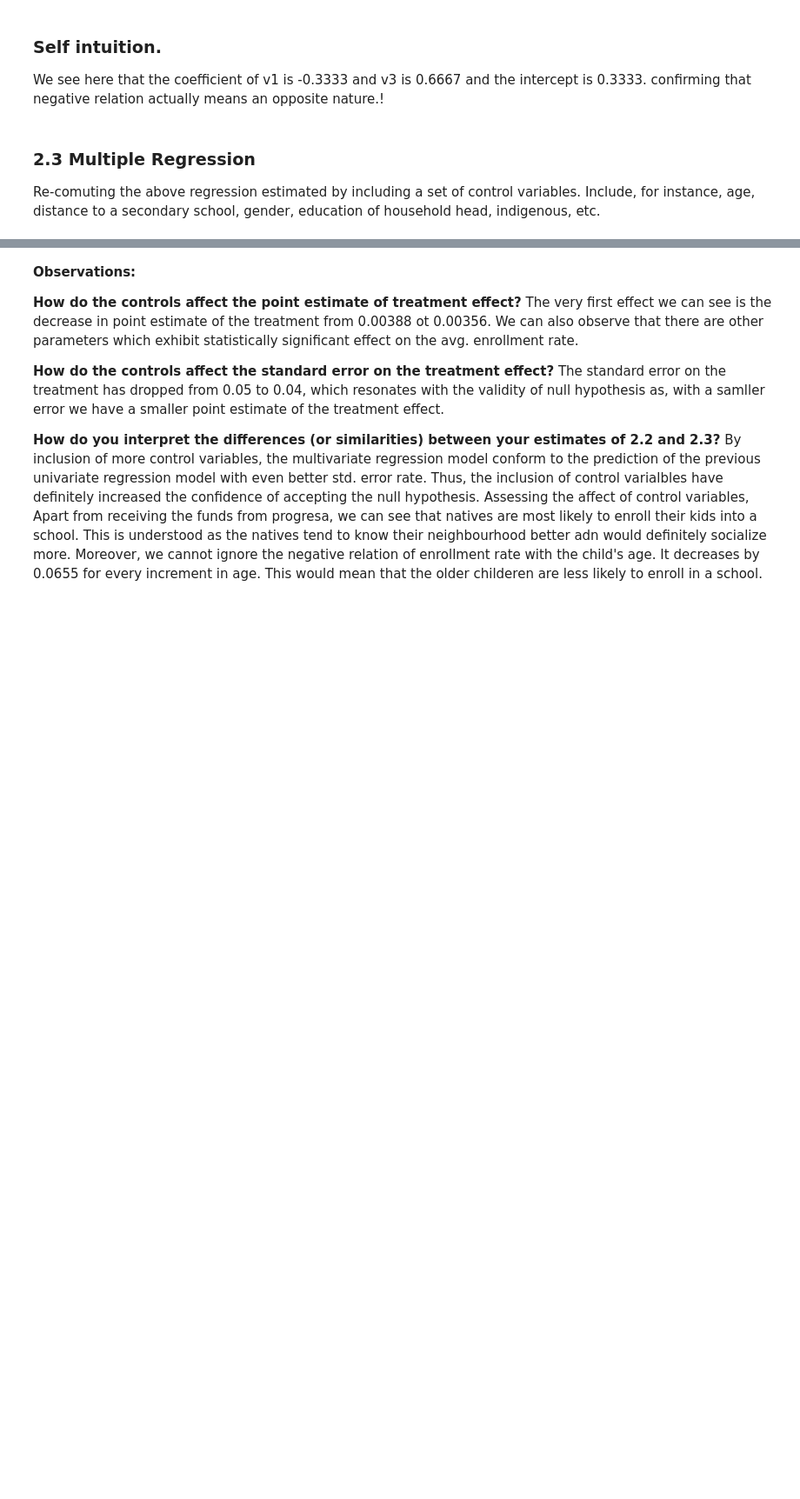
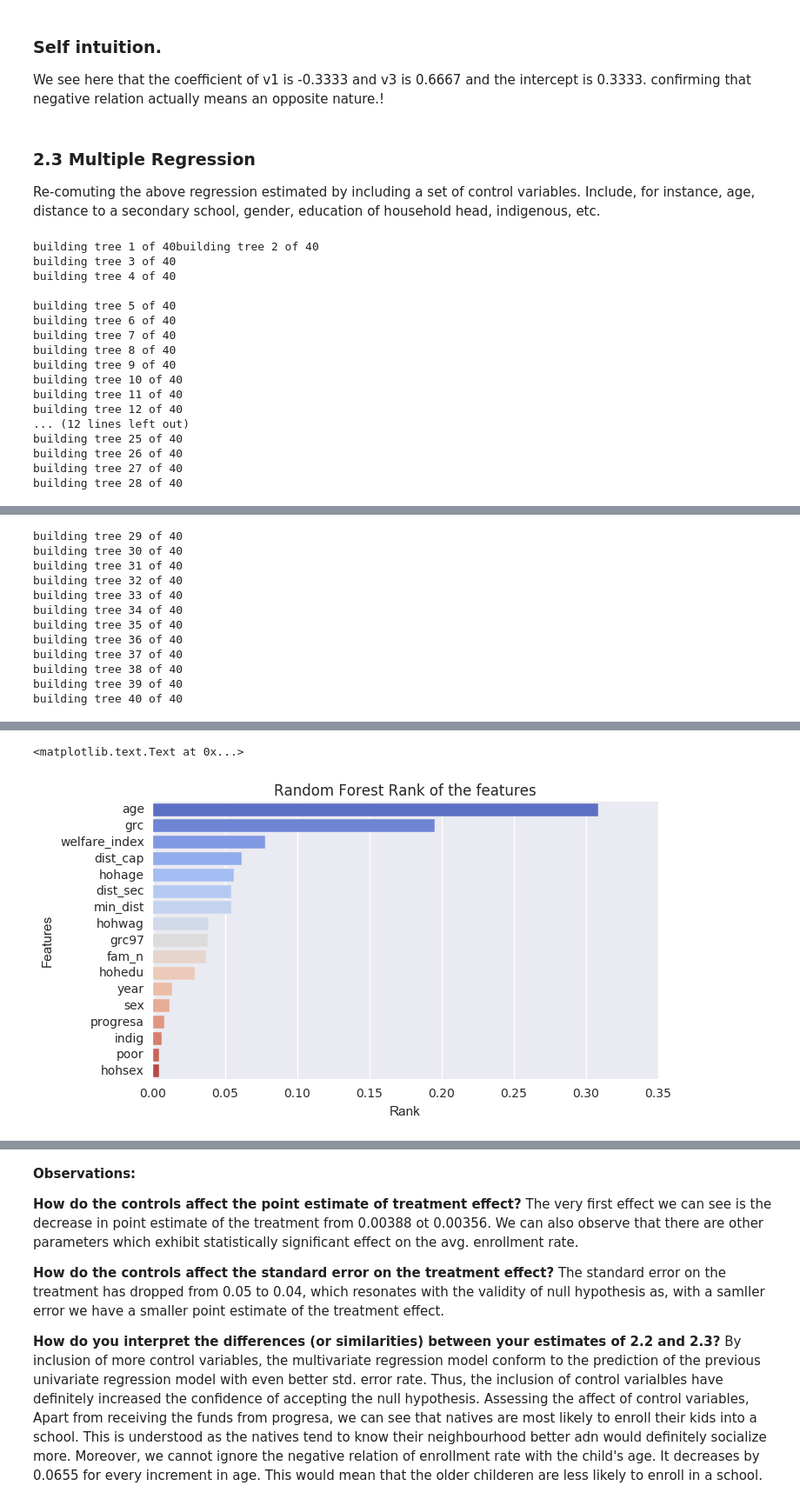
Before and after one commit to yasht7/Progresa-Data-Analysis, a Jupyter notebook: YASHASWI_TAMTA - Progresa Exploration.ipynb, the cells around one changed output, grey strips where cells are left out. Shown at 87% size. Cells and saved outputs as stored; diff of their text form; code cells hidden in the pictures; blank space fills up the shorter version.

```diff
--- a/YASHASWI_TAMTA+-+Progresa+Exploration.ipynb
+++ b/YASHASWI_TAMTA - Progresa Exploration.ipynb
@@ -442,3 +483,45 @@ We see here that the coefficient of v1 is -0.3333 and v3 is 0.6667 and the inter
 ### 2.3 Multiple Regression
 
 Re-comuting the above regression estimated by including a set of control variables. Include, for instance, age, distance to a secondary school, gender, education of household head, indigenous, etc.
+# %%
+## RF feature grades
+
+from sklearn.ensemble import RandomForestRegressor
+import seaborn as sns
+
+
+test_df2 = test_df.dropna()
+X = test_df2.drop(['sc', 'folnum', 'village', 'v1', 'v3', 'sc97'], 1)
+Y = test_df2.sc
+
+rf = RandomForestRegressor(n_jobs=-1, n_estimators=40, verbose=3)
+rf.fit(X,Y)
+# create a feature vs ranking table
+rank_table = pd.DataFrame(columns = ['Features', 'Rank'])
+rank_table['Features'] = X.columns
+rank_table['Rank'] = rf.feature_importances_
+
+# plotting the ranking graphically
+rank_table = rank_table.sort('Rank', ascending=False)
+
+rank_fig = sns.factorplot(x="Rank", y="Features", data = rank_table, kind="bar", size=4, aspect=1.9, palette='coolwarm')
+sns.plt.title('Random Forest Rank of the features')
+# rank_fig.savefig("Ranking of Features.png")
+# %% [output]
+building tree 1 of 40building tree 2 of 40
+building tree 3 of 40
+building tree 4 of 40
+
+building tree 5 of 40
+building tree 6 of 40
+building tree 7 of 40
+building tree 8 of 40
+building tree 9 of 40
+building tree 10 of 40
+building tree 11 of 40
+building tree 12 of 40
+... (12 lines left out)
+building tree 25 of 40
+building tree 26 of 40
+building tree 27 of 40
+building tree 28 of 40
@@ -444,0 +529,12 @@ Re-comuting the above regression estimated by including a set of control variabl
+building tree 29 of 40
+building tree 30 of 40
+building tree 31 of 40
+building tree 32 of 40
+building tree 33 of 40
+building tree 34 of 40
+building tree 35 of 40
+building tree 36 of 40
+building tree 37 of 40
+building tree 38 of 40
+building tree 39 of 40
+building tree 40 of 40
@@ -445 +542,3 @@ Re-comuting the above regression estimated by including a set of control variabl
+<matplotlib.text.Text at 0x...>
+[figure, added]
 # %%
```
Also changed, not shown: parts of 10 cells of this notebook.
